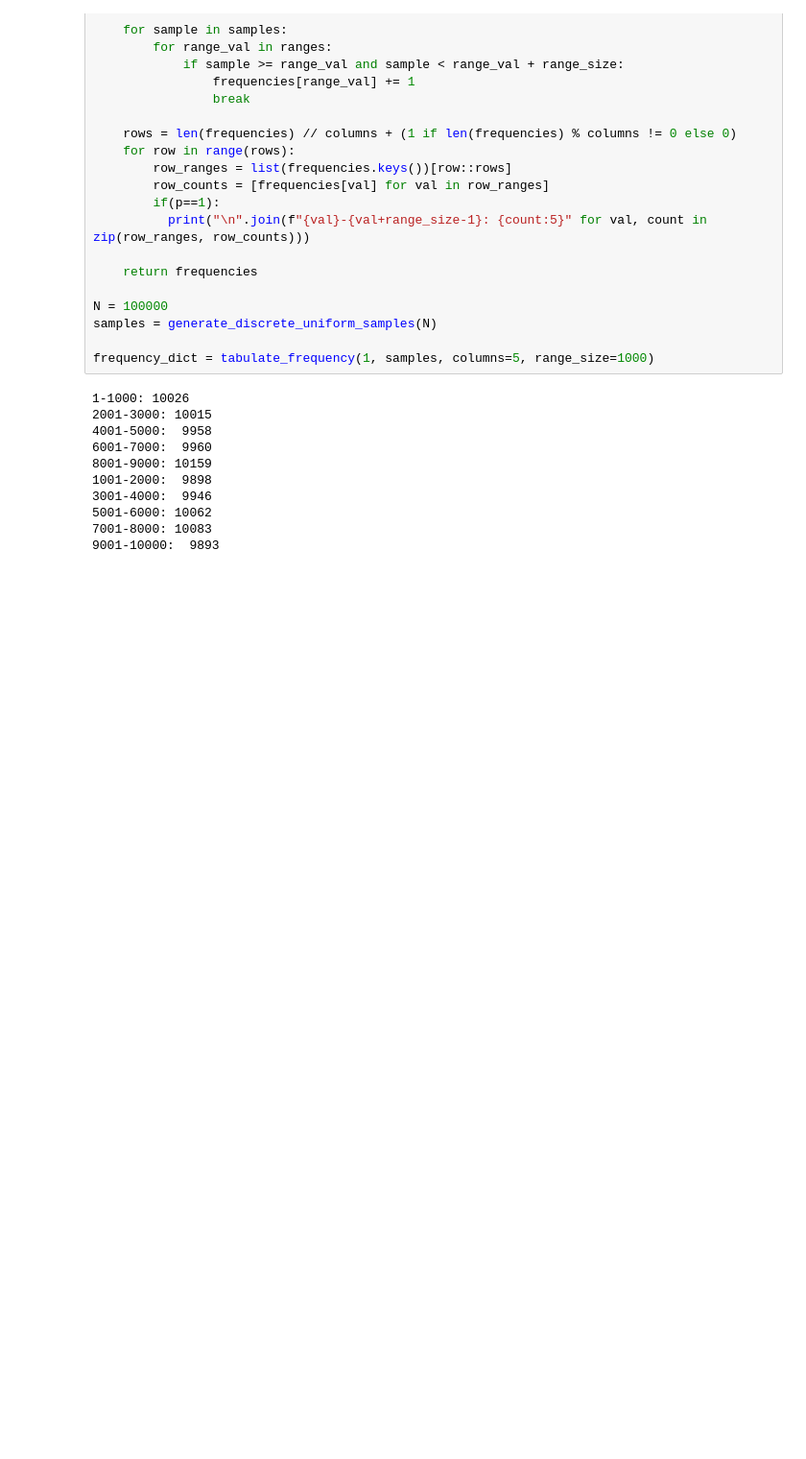
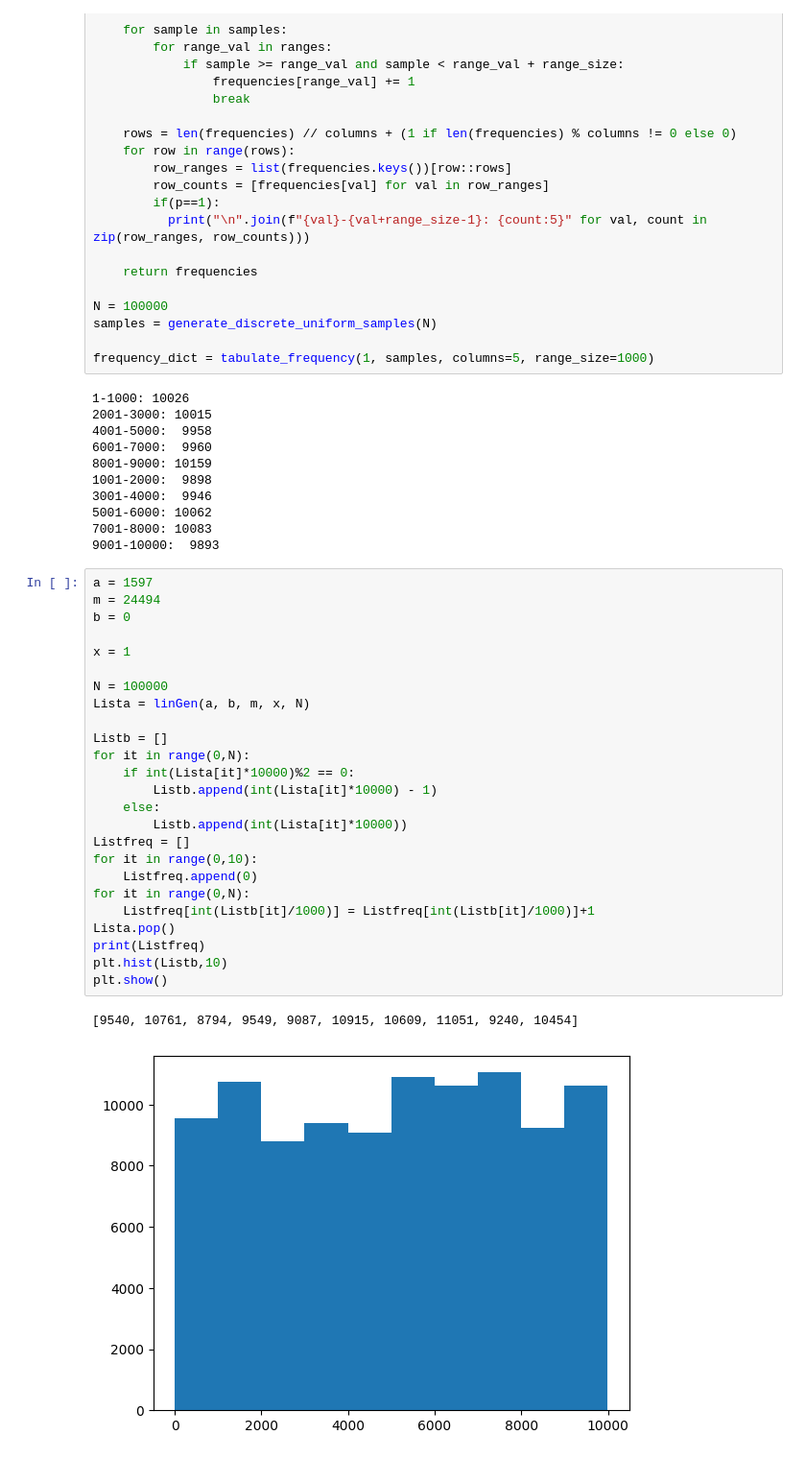
Before and after one commit to JustADude29/MA323_Labs, a Jupyter notebook: lab02/Lab02.ipynb, the cells around one changed output. Shown at 96% size. Drawn from its saved outputs; the diff is of its cells as text; blank space fills up the shorter version.

```diff
--- a/lab02/Lab02.ipynb
+++ b/lab02/Lab02.ipynb
@@ -214,3 +214,31 @@ frequency_dict = tabulate_frequency(1, samples, columns=5, range_size=1000)
 5001-6000: 10062
 7001-8000: 10083
 9001-10000:  9893
+# %%
+a = 1597
+m = 24494
+b = 0
+
+x = 1
+
+N = 100000
+Lista = linGen(a, b, m, x, N)
+
+Listb = []
+for it in range(0,N):
+    if int(Lista[it]*10000)%2 == 0:
+        Listb.append(int(Lista[it]*10000) - 1)
+    else:
+        Listb.append(int(Lista[it]*10000))
+Listfreq = []
+for it in range(0,10):
+    Listfreq.append(0)
+for it in range(0,N):
+    Listfreq[int(Listb[it]/1000)] = Listfreq[int(Listb[it]/1000)]+1
+Lista.pop()
+print(Listfreq)
+plt.hist(Listb,10)
+plt.show()
+# %% [output]
+[9540, 10761, 8794, 9549, 9087, 10915, 10609, 11051, 9240, 10454]
+[figure, added]
```
Also changed, not shown: 32 other files.
